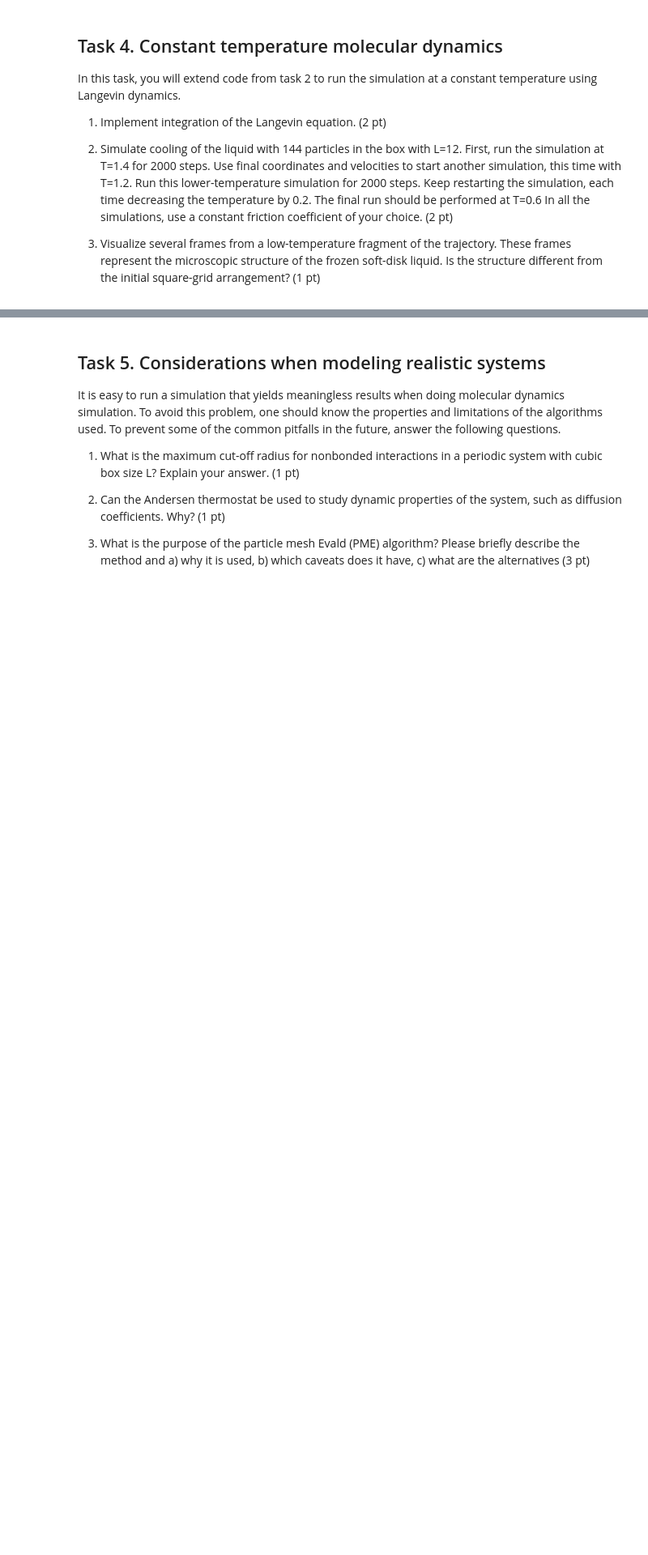
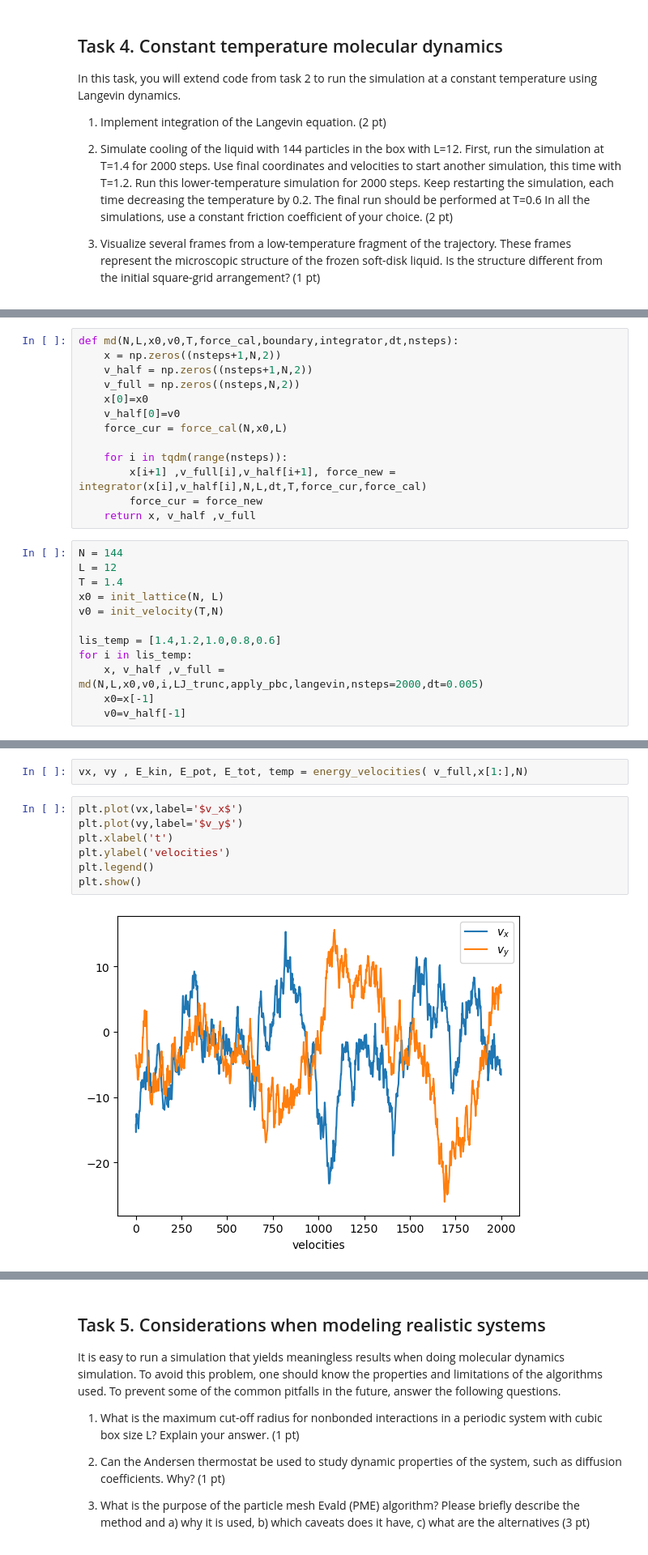
Before and after one commit to NikoMilosh/CMP_Project-WS2022, a Jupyter notebook: Homework 4. Molecular dynamics simulation of 2D soft-disk fluid.ipynb, the cells around one changed output, grey strips where cells are left out. Shown at 81% size. Cells and saved outputs as stored; diff of their text form; blank space fills up the shorter version.

```diff
--- a/Homework 4. Molecular dynamics simulation of 2D soft-disk fluid.ipynb
+++ b/Homework 4. Molecular dynamics simulation of 2D soft-disk fluid.ipynb
@@ -312,0 +257,25 @@ In this task, you will extend code from task 2 to run the simulation at a consta
+# %%
+def md(N,L,x0,v0,T,force_cal,boundary,integrator,dt,nsteps):
+    x = np.zeros((nsteps+1,N,2))
+    v_half = np.zeros((nsteps+1,N,2))
+    v_full = np.zeros((nsteps,N,2))
+    x[0]=x0
+    v_half[0]=v0
+    force_cur = force_cal(N,x0,L)
+
+    for i in tqdm(range(nsteps)):
+        x[i+1] ,v_full[i],v_half[i+1], force_new = integrator(x[i],v_half[i],N,L,dt,T,force_cur,force_cal)
+        force_cur = force_new
+    return x, v_half ,v_full
+# %%
+N = 144
+L = 12
+T = 1.4
+x0 = init_lattice(N, L)
+v0 = init_velocity(T,N)
+
+lis_temp = [1.4,1.2,1.0,0.8,0.6]
+for i in lis_temp:
+    x, v_half ,v_full = md(N,L,x0,v0,i,LJ_trunc,apply_pbc,langevin,nsteps=2000,dt=0.005)
+    x0=x[-1]
+    v0=v_half[-1]
@@ -312,0 +294,11 @@ In this task, you will extend code from task 2 to run the simulation at a consta
+# %%
+vx, vy , E_kin, E_pot, E_tot, temp = energy_velocities( v_full,x[1:],N)
+# %%
+plt.plot(vx,label='$v_x$')
+plt.plot(vy,label='$v_y$')
+plt.xlabel('t')
+plt.ylabel('velocities')
+plt.legend()
+plt.show()
+# %% [output]
+[figure, added]
```
Also changed, not shown: parts of 50 cells of this notebook.
